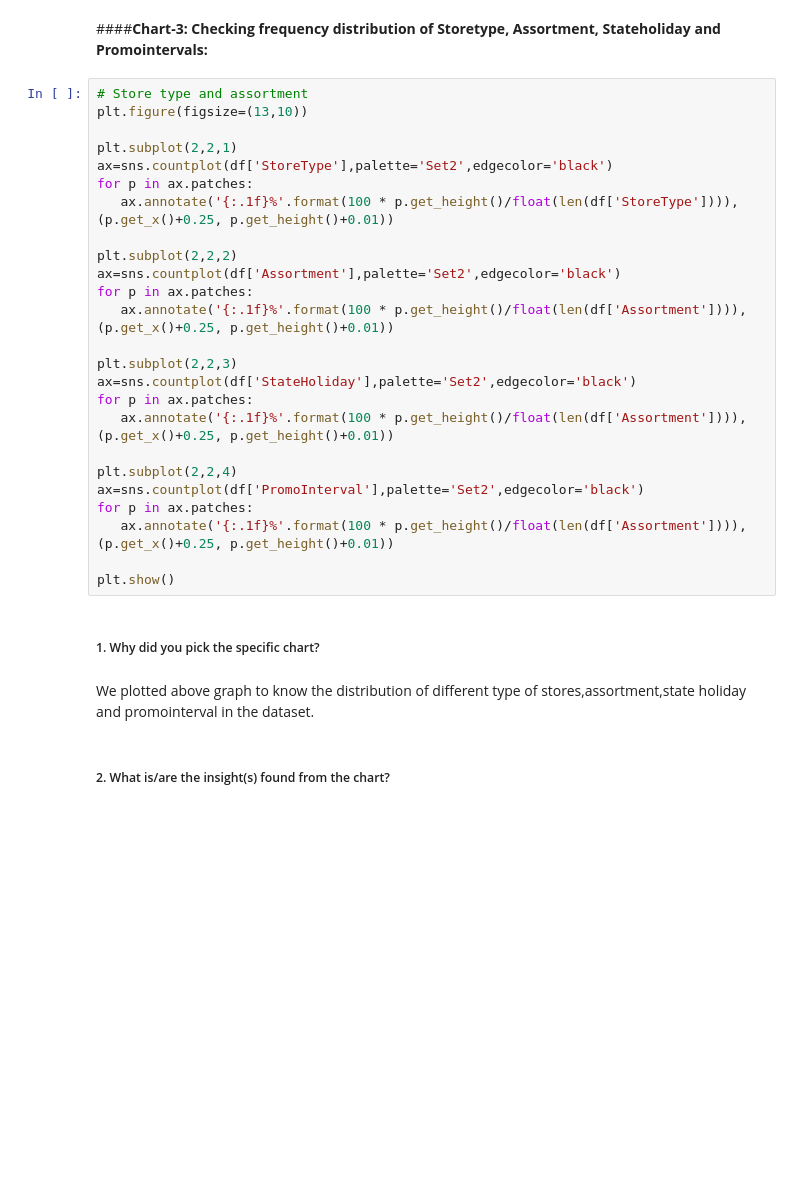
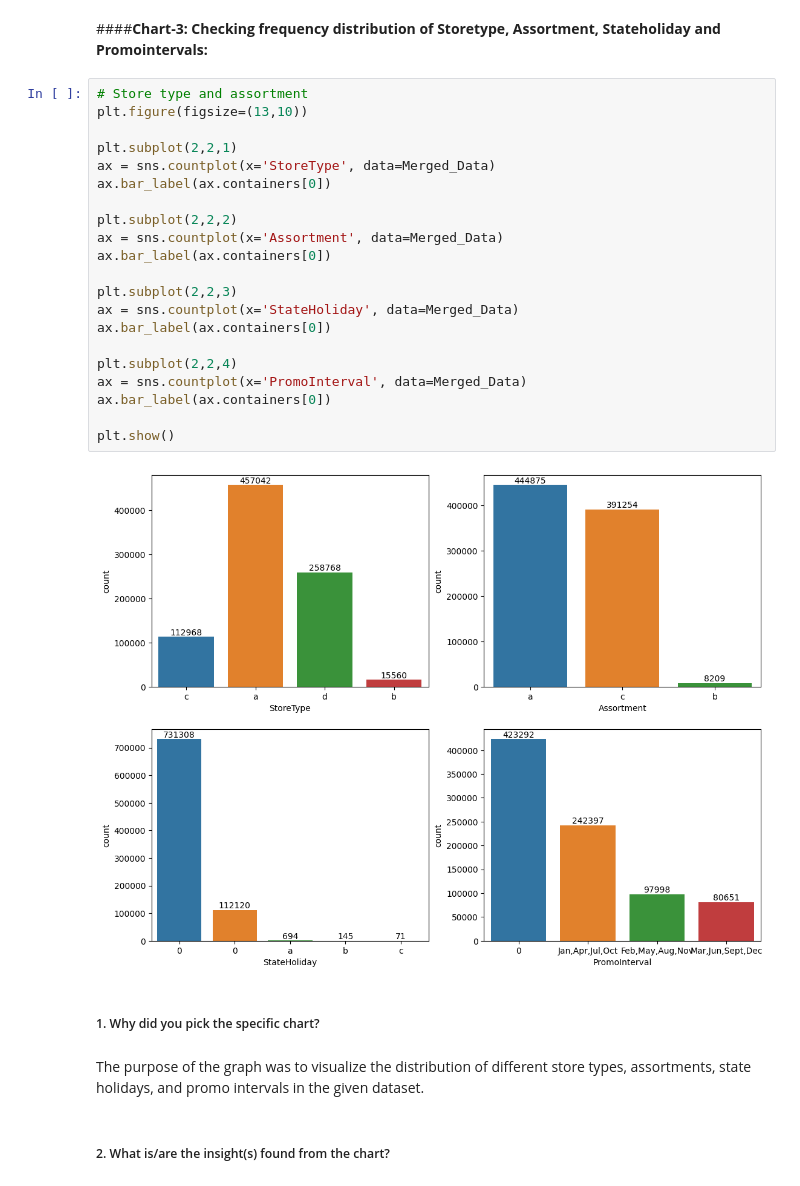
Before and after one commit to MohammadSarim/Capstone-Project-Retail-Sales-Prediction, a Jupyter notebook: Capstone_Project_Retail_Sales_Prediction.ipynb, the cells around one changed output. Cells and saved outputs as stored; diff of their text form; blank space fills up the shorter version.

```diff
--- a/Capstone_Project_Retail_Sales_Prediction.ipynb
+++ b/Capstone_Project_Retail_Sales_Prediction.ipynb
@@ -886,32 +903,31 @@ Are there any insights that lead to negative growth? Justify with specific reaso
 # %%
 # Store type and assortment
 plt.figure(figsize=(13,10))
 
 plt.subplot(2,2,1)
-ax=sns.countplot(df['StoreType'],palette='Set2',edgecolor='black')
-for p in ax.patches:
-   ax.annotate('{:.1f}%'.format(100 * p.get_height()/float(len(df['StoreType']))), (p.get_x()+0.25, p.get_height()+0.01))
+ax = sns.countplot(x='StoreType', data=Merged_Data)
+ax.bar_label(ax.containers[0])
 
 plt.subplot(2,2,2)
-ax=sns.countplot(df['Assortment'],palette='Set2',edgecolor='black')
-for p in ax.patches:
-   ax.annotate('{:.1f}%'.format(100 * p.get_height()/float(len(df['Assortment']))), (p.get_x()+0.25, p.get_height()+0.01))
+ax = sns.countplot(x='Assortment', data=Merged_Data)
+ax.bar_label(ax.containers[0])
 
 plt.subplot(2,2,3)
-ax=sns.countplot(df['StateHoliday'],palette='Set2',edgecolor='black')
-for p in ax.patches:
-   ax.annotate('{:.1f}%'.format(100 * p.get_height()/float(len(df['Assortment']))), (p.get_x()+0.25, p.get_height()+0.01))
+ax = sns.countplot(x='StateHoliday', data=Merged_Data)
+ax.bar_label(ax.containers[0])
 
 plt.subplot(2,2,4)
-ax=sns.countplot(df['PromoInterval'],palette='Set2',edgecolor='black')
-for p in ax.patches:
-   ax.annotate('{:.1f}%'.format(100 * p.get_height()/float(len(df['Assortment']))), (p.get_x()+0.25, p.get_height()+0.01))
+ax = sns.countplot(x='PromoInterval', data=Merged_Data)
+ax.bar_label(ax.containers[0])
 
 plt.show()
+# %% [output]
+[figure, added]
 # %% [markdown]
 ##### 1. Why did you pick the specific chart?
 # %% [markdown]
-We plotted above graph to know the distribution of different type of stores,assortment,state holiday and promointerval in the dataset.
+
+The purpose of the graph was to visualize the distribution of different store types, assortments, state holidays, and promo intervals in the given dataset.
 # %% [markdown]
 ##### 2. What is/are the insight(s) found from the chart?
 # %% [markdown]
```
Also changed, not shown: parts of 29 cells of this notebook.
